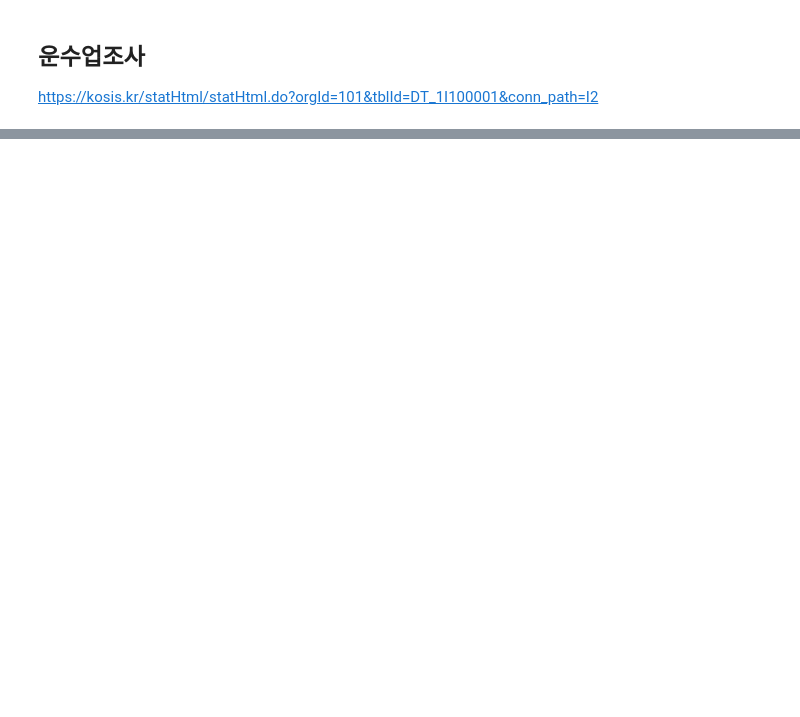
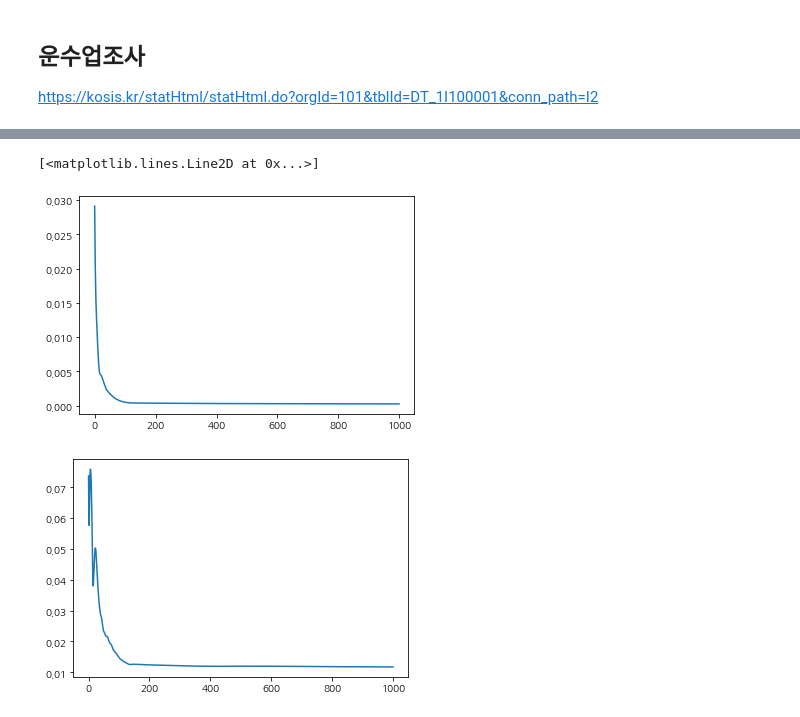
Before and after one commit to lee4339/BigDataStudy, a Jupyter notebook: AIProject/AI_Project.ipynb, the cells around one changed output, grey strips where cells are left out. Cells and saved outputs as stored; diff of their text form; code cells hidden in the pictures; blank space fills up the shorter version.

```diff
--- a/AIProject/AI_Project.ipynb
+++ b/AIProject/AI_Project.ipynb
@@ -50,0 +808,11 @@ print(pd_data.iloc[:,97:101])
+# %%
+## RNN모델 적용 ## ==> Dense 적용
+model12 = keras.Sequential([
+    keras.layers.SimpleRNN(16, input_shape=(None, 1)),
+    keras.layers.Dense(1)
+])
+
+model12.compile(optimizer='adam', loss='mse', metrics='mae')
+model12.summary()
+hist12 = model12.fit(overland_2010_x, overland_2010_y, epochs=1000)
+print(model12.evaluate(overland_2010_x, overland_2010_y))
@@ -50,0 +837,11 @@ print(pd_data.iloc[:,97:101])
+# %%
+# loss, mae
+_, axe = plt.subplots()
+axe.plot(hist12.history['loss'])
+
+_, axe = plt.subplots()
+axe.plot(hist12.history['mae'])
+# %% [output]
+[<matplotlib.lines.Line2D at 0x...>]
+[figure, added]
+[figure, added]
```
Also changed, not shown: parts of 70 cells of this notebook, 6 other files.
